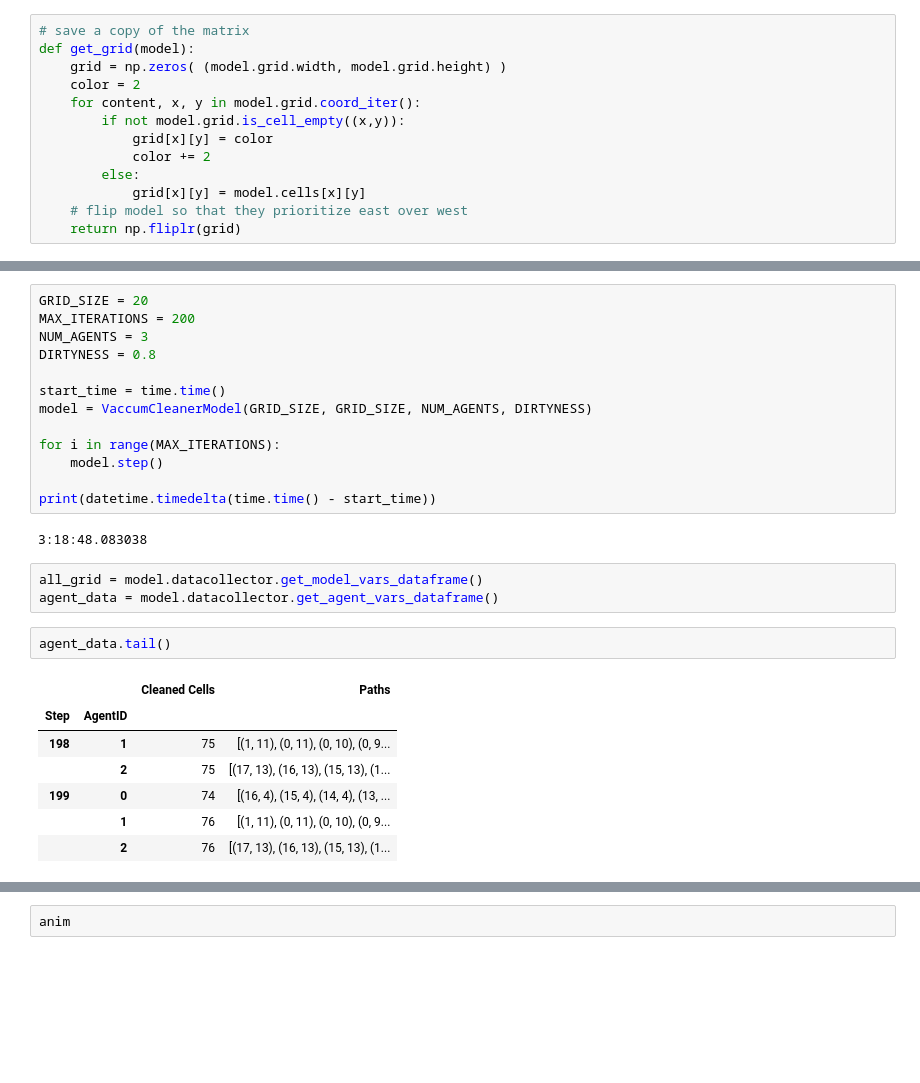
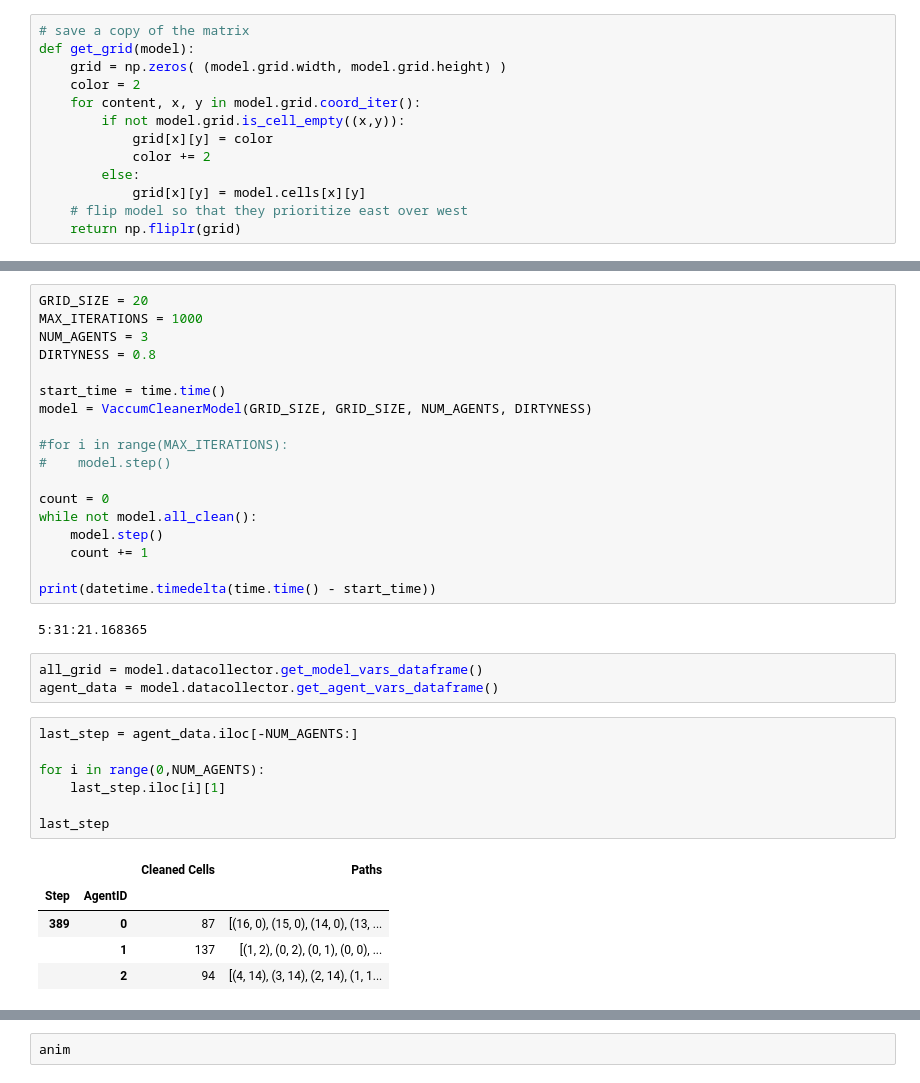
Before and after one commit to felix-rojas/graphics2023, a Jupyter notebook: Act/m1.ipynb, the cells around one changed output, grey strips where cells are left out. Saved outputs shown, nothing was run; the diff lists cells and outputs as text; blank space fills up the shorter version.

```diff
--- a/Act/m1.ipynb
+++ b/Act/m1.ipynb
@@ -166,32 +165,40 @@ class VaccumCleanerModel(Model):
         self.schedule.step()
 # %%
 GRID_SIZE = 20
-MAX_ITERATIONS = 200
+MAX_ITERATIONS = 1000
 NUM_AGENTS = 3
 DIRTYNESS = 0.8
 
 start_time = time.time()
 model = VaccumCleanerModel(GRID_SIZE, GRID_SIZE, NUM_AGENTS, DIRTYNESS)
 
-for i in range(MAX_ITERATIONS):
+#for i in range(MAX_ITERATIONS):
+#    model.step()
+
+count = 0
+while not model.all_clean():
     model.step()
+    count += 1
 
 print(datetime.timedelta(time.time() - start_time))
 # %% [output]
-3:18:48.083038
+5:31:21.168365
 # %%
 all_grid = model.datacollector.get_model_vars_dataframe()
 agent_data = model.datacollector.get_agent_vars_dataframe()
-# %%
-agent_data.tail()
-# %% [output]
-|  |  | Cleaned Cells | Paths |
-| Step | AgentID |  |  |
-| 198 | 1 | 75 | [(1, 11), (0, 11), (0, 10), (0, 9... |
-|  | 2 | 75 | [(17, 13), (16, 13), (15, 13), (1... |
-| 199 | 0 | 74 | [(16, 4), (15, 4), (14, 4), (13, ... |
-|  | 1 | 76 | [(1, 11), (0, 11), (0, 10), (0, 9... |
-|  | 2 | 76 | [(17, 13), (16, 13), (15, 13), (1... |
+# %%
+last_step = agent_data.iloc[-NUM_AGENTS:]
+
+for i in range(0,NUM_AGENTS):
+    last_step.iloc[i][1]
+
+last_step
+# %% [output]
+|  |  | Cleaned Cells | Paths |
+| Step | AgentID |  |  |
+| 389 | 0 | 87 | [(16, 0), (15, 0), (14, 0), (13, ... |
+|  | 1 | 137 | [(1, 2), (0, 2), (0, 1), (0, 0), ... |
+|  | 2 | 94 | [(4, 14), (3, 14), (2, 14), (1, 1... |
 # %%
 fig, axs = plt.subplots(figsize=(5,5))
 axs.set_xticks([])
```
Also changed, not shown: parts of 3 cells of this notebook.
